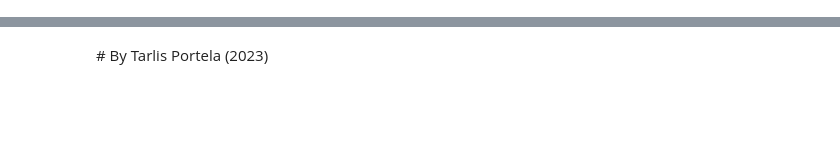
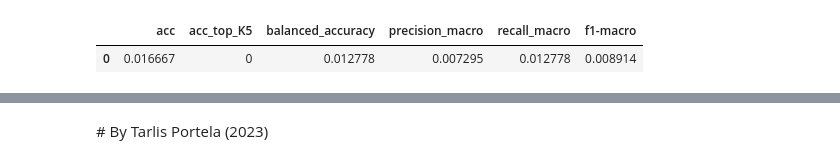
Before and after one commit to mat-analysis/mat-classification, a Jupyter notebook: MAT-analysis-Tutorial.ipynb, the cells around one changed output, grey strips where cells are left out. Drawn from its saved outputs; the diff is of its cells as text; code cells hidden in the pictures; blank space fills up the shorter version.

Commit message:
MAT-analysis: Analisys and Classification methods for Multiple Aspect Trajectory Data Mining

```diff
--- a/MAT-analysis-Tutorial.ipynb
+++ b/MAT-analysis-Tutorial.ipynb
@@ -97,0 +17,7 @@ from matdata.generator import *
+# %%
+from matdata.datasets import load_ds
+
+dataset='mat.Brightkite'
+
+df = load_ds(dataset, sample_size=0.1)
+df
@@ -97,0 +41,6 @@ from matdata.generator import *
+# %%
+from matdata.preprocess import *
+
+train, test = trainAndTestSplit(df, outformats=[])
+
+'Train/Test #TIDs:', len(train['tid'].unique()), len(test['tid'].unique())
@@ -97,0 +124,8 @@ from matdata.generator import *
+# %%
+from matanalysis.methods import POIS
+
+sequences = [1] # Sequence sizes to use, example, for 1, 2 or 3 points use: [1, 2, 3]
+features = ['poi'] # Features to build frequency matrix combined with sequence sizes, by default selects the feature with higher variance
+# method='npoi' # you can pass the extract method
+
+result = POIS(train, test, sequences, features)
@@ -97,0 +189,5 @@ from matdata.generator import *
+# %%
+result
+# %% [output]
+|  | acc | acc_top_K5 | balanced_accuracy | precision_macro | recall_macro | f1-macro |
+| 0 | 0.016667 | 0 | 0.012778 | 0.007295 | 0.012778 | 0.008914 |
```
Also changed, not shown: parts of 66 cells of this notebook, 44 other files.
